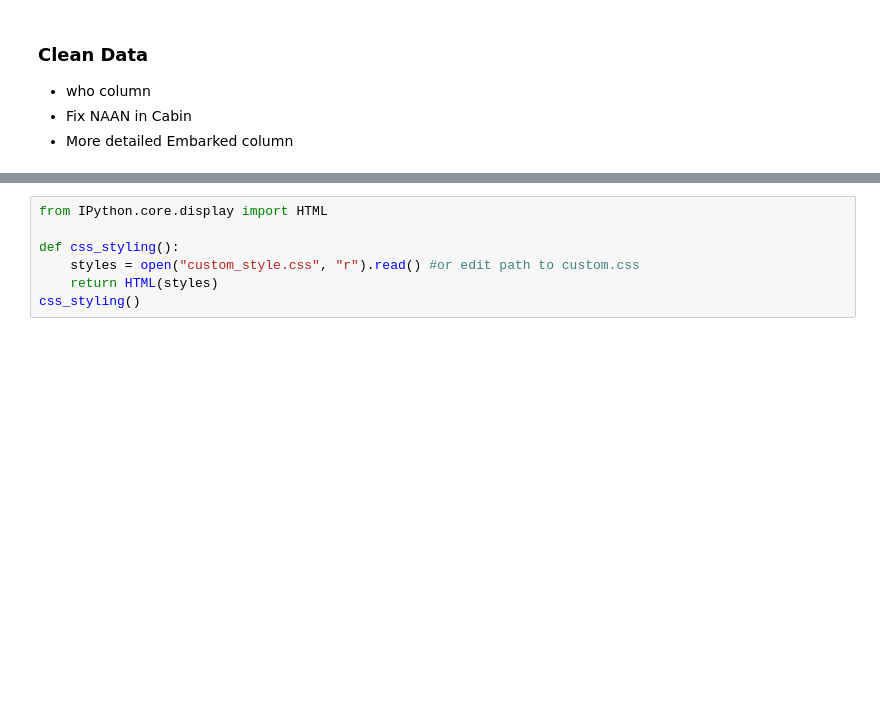
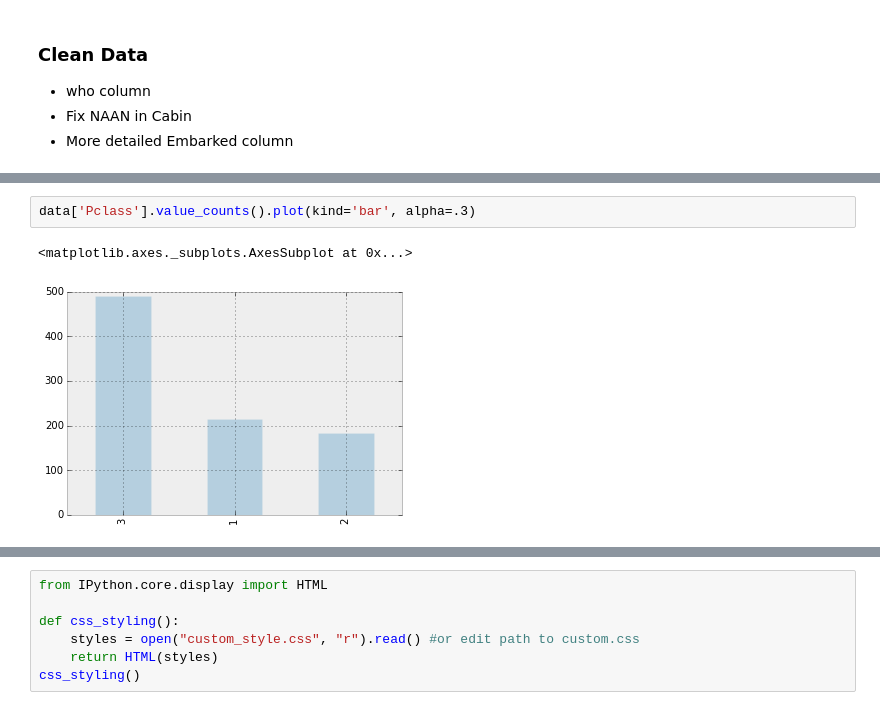
Before and after one commit to zunayed/pyDataAnalysis, a Jupyter notebook: titanic_predection.ipynb, the cells around one changed output, grey strips where cells are left out. Drawn from its saved outputs; the diff is of its cells as text; blank space fills up the shorter version.

```diff
--- a/titanic_predection.ipynb
+++ b/titanic_predection.ipynb
@@ -45,0 +58,5 @@ data.head()
+# %%
+data['Pclass'].value_counts().plot(kind='bar', alpha=.3)
+# %% [output]
+<matplotlib.axes._subplots.AxesSubplot at 0x...>
+[figure, added]
```
Also changed, not shown: parts of 6 cells of this notebook, 1 other file.
